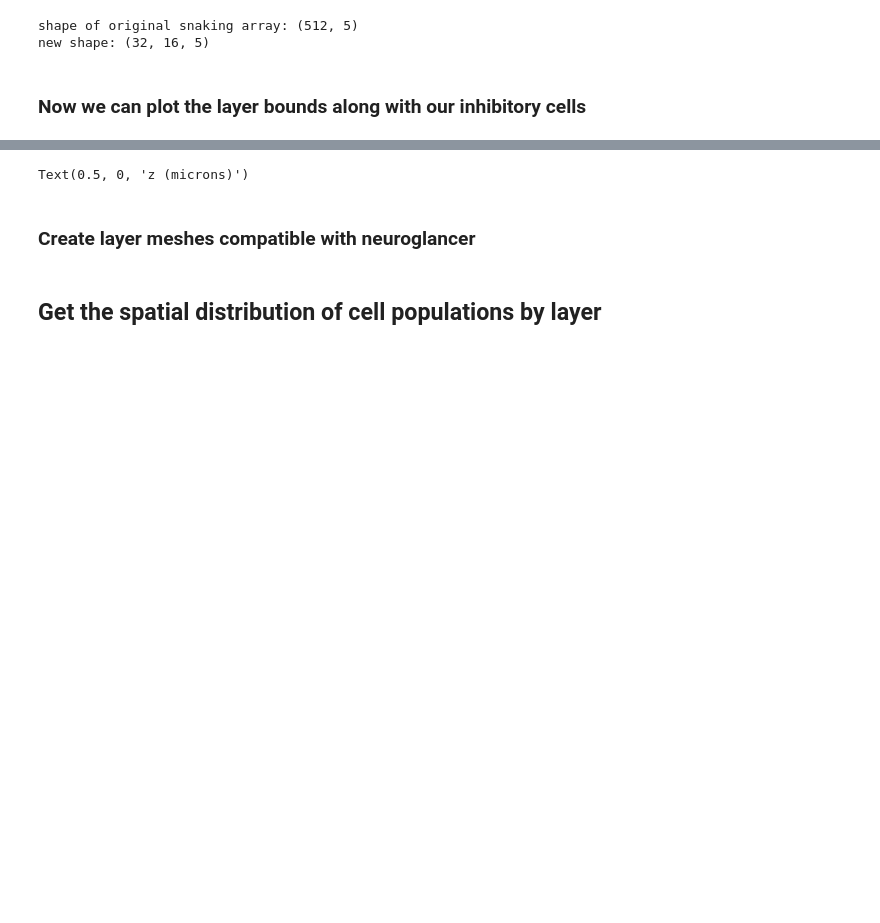
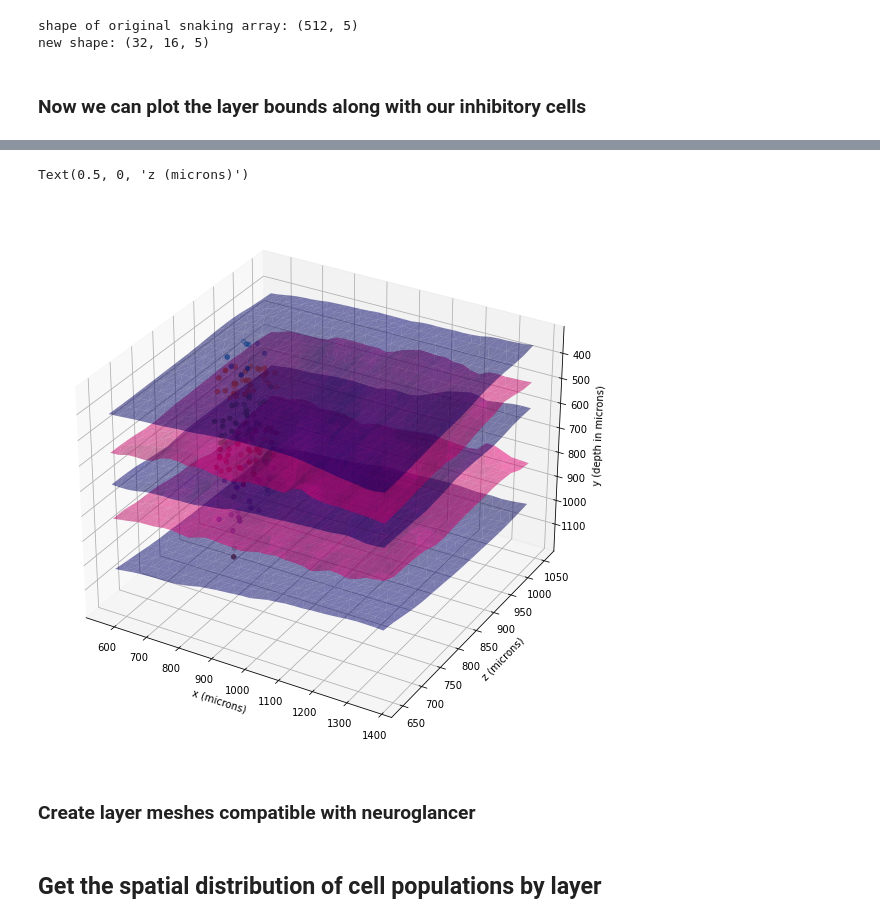
Before and after one commit to AllenInstitute/cortical-layers, a Jupyter notebook: example-layer-analysis.ipynb, the cells around one changed output, grey strips where cells are left out. Drawn from its saved outputs; the diff is of its cells as text; code cells hidden in the pictures; blank space fills up the shorter version.

```diff
--- a/example-layer-analysis.ipynb
+++ b/example-layer-analysis.ipynb
@@ -95,7 +98,7 @@ new shape: (32, 16, 5)
 # %% [markdown]
 ### Now we can plot the layer bounds along with our inhibitory cells
 # %%
-%matplotlib notebook
+%matplotlib inline
 fig = plt.figure(figsize=(10, 10))
 ax = fig.add_subplot(projection="3d")
 centers = c.pred.cols_nm.mean(axis=1) / 1_000
@@ -105,8 +108,8 @@ for j in range(5):
     ax.plot_trisurf(centers[:, 0], centers[:, 2], c.pred.bounds[:, j] * 1_000, color=(j % 2, 0, 0.5, 0.5))
 
 # classified points
-for layer in np.unique(inh_layers):
-    idxs = inh_layers == layer
+for layer in np.unique(inh_cells["layer"]):
+    idxs = inh_cells["layer"] == layer
     ax.scatter(inh_locs_nm[idxs, 0] / 1_000, inh_locs_nm[idxs, 2] / 1_000, inh_locs_nm[idxs, 1] / 1_000, s=20)
 
 ax.invert_zaxis()
@@ -119,4 +120,5 @@ ax.set_ylabel("z (microns)")
 Text(0.5, 0, 'z (microns)')
+[figure, added]
 # %% [markdown]
 ### Create layer meshes compatible with neuroglancer
 # %%
```
Also changed, not shown: parts of 6 cells of this notebook, 3 other files.
